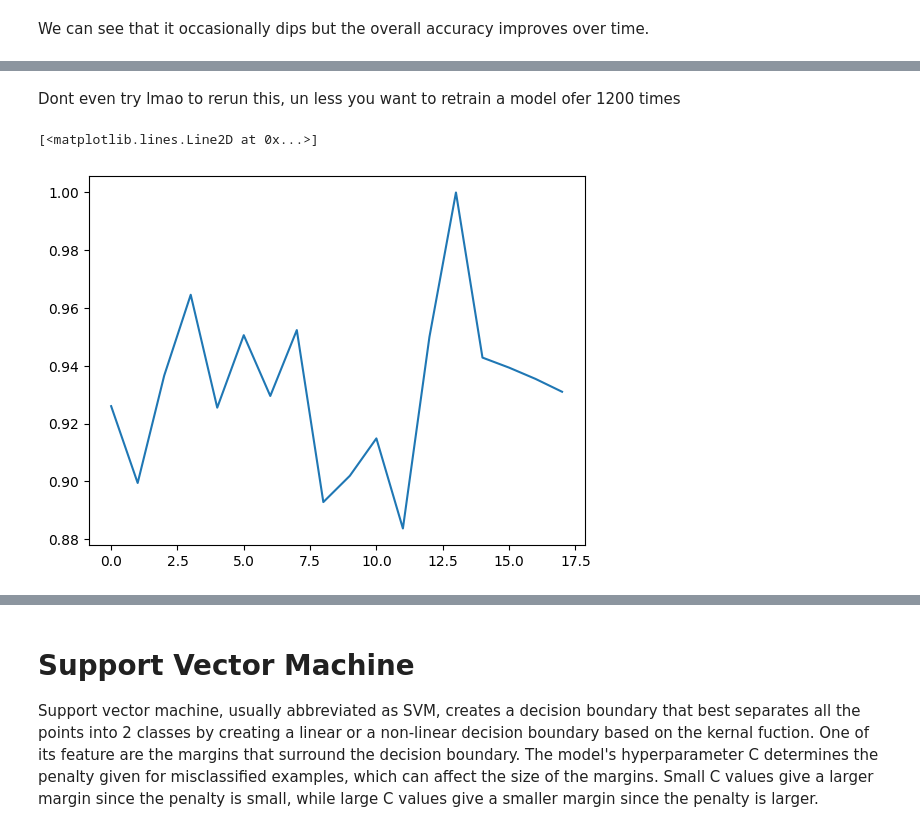
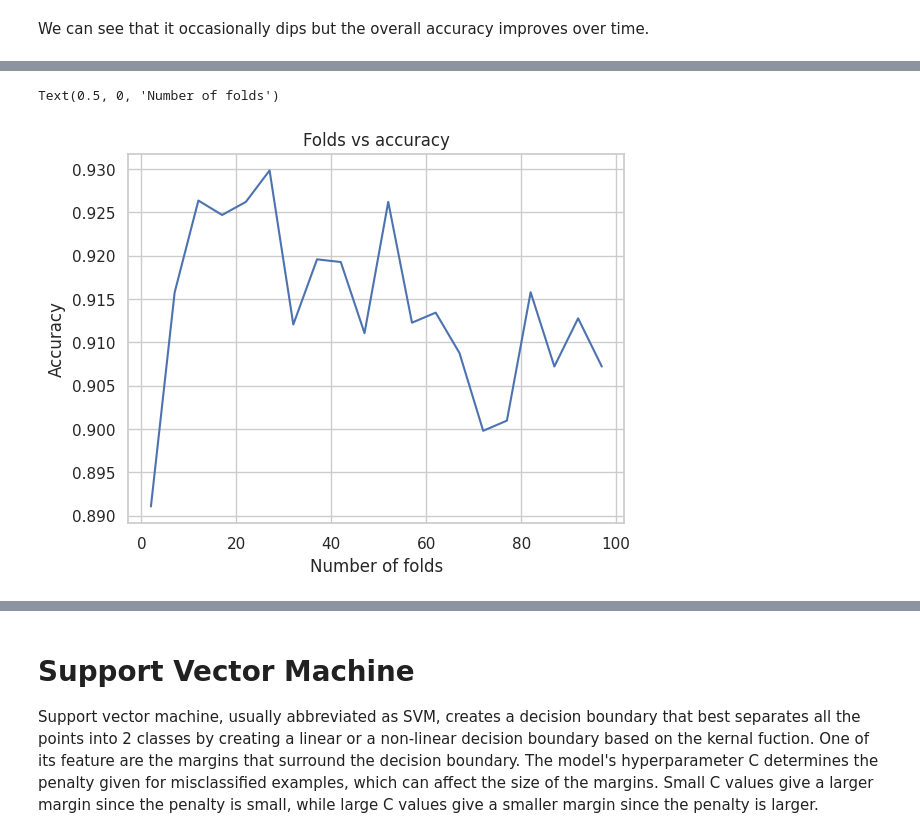
Before and after one commit to AR615598/Classifying_Cancer_Cells, a Jupyter notebook: cancer_cell_classification.ipynb, the cells around one changed output, grey strips where cells are left out. Saved outputs shown, nothing was run; the diff lists cells and outputs as text; code cells hidden in the pictures.

Commit message:
Cleaned NN, need to do a little on final model

```diff
--- a/cancer_cell_classification.ipynb
+++ b/cancer_cell_classification.ipynb
@@ -898,12 +926,0 @@ y = cc['Malignant'].values # The actual labels
-# %%
-# Train the model and evaluate it for each fold
-scores = []
-for train_index, test_index in kf.split(X):
-    X_train, X_test = X[train_index], X[test_index]
-    y_train, y_test_baseline = y[train_index], y[test_index]
-
-
-    model.fit(X_train, y_train, epochs=10,batch_size=7, verbose=0)
-    y_pred_baseline = model.predict(X_test)
-    y_pred_baseline = np.round(y_pred_baseline)
-    scores.append(accuracy_score(y_test_baseline, y_pred_baseline))
@@ -938,7 +933,8 @@ scores
 # %% [markdown]
 We can see that it occasionally dips but the overall accuracy improves over time.
 # %%
-# N-fold cross validation with sklearn
+# k-fold cross validation with sklearn
+# for each k-folds find its avg and find the k with the best average
 def optim_folds(X,y, min, max, step):
     k = []
     models = []
@@ -965,13 +961,13 @@ def optim_folds(X,y, min, max, step):
             y_pred = model.predict(X_test)
             y_pred = np.round(y_pred)
             scores.append(accuracy_score(y_test, y_pred))
-        k.append(scores[-1])
+        k.append(sum(scores) / len(scores))
         models.append(model)
         min += step
     # Returns the final accuracy and model for each n-folds
     return k, models
 # %%
-# Run the function
+# Runs the function
 # be careful, this takes a while to run
-# ran it for 50 folds and it took 1 hour
-models, scores = optim_folds(X,y, 2, 20, 1)
+fold_x = [i for i in range(2, 100, 5)]
+scores, models = optim_folds(X,y, 2, 100, 5)
@@ -996,8 +974,9 @@ models, scores = optim_folds(X,y, 2, 20, 1)
-# %% [markdown]
-Dont even try lmao to rerun this, un less you want to retrain a model ofer 1200 times
 # %%
 # Plot the accuracy for each n-folds
-plt.plot(models)
+plt.plot(fold_x, scores)
+plt.title('Folds vs accuracy')
+plt.ylabel('Accuracy')
+plt.xlabel('Number of folds')
 # %% [output]
-[<matplotlib.lines.Line2D at 0x...>]
+Text(0.5, 0, 'Number of folds')
-[figure, old version]
+[figure, new version]
```
Also changed, not shown: parts of 45 cells of this notebook.
